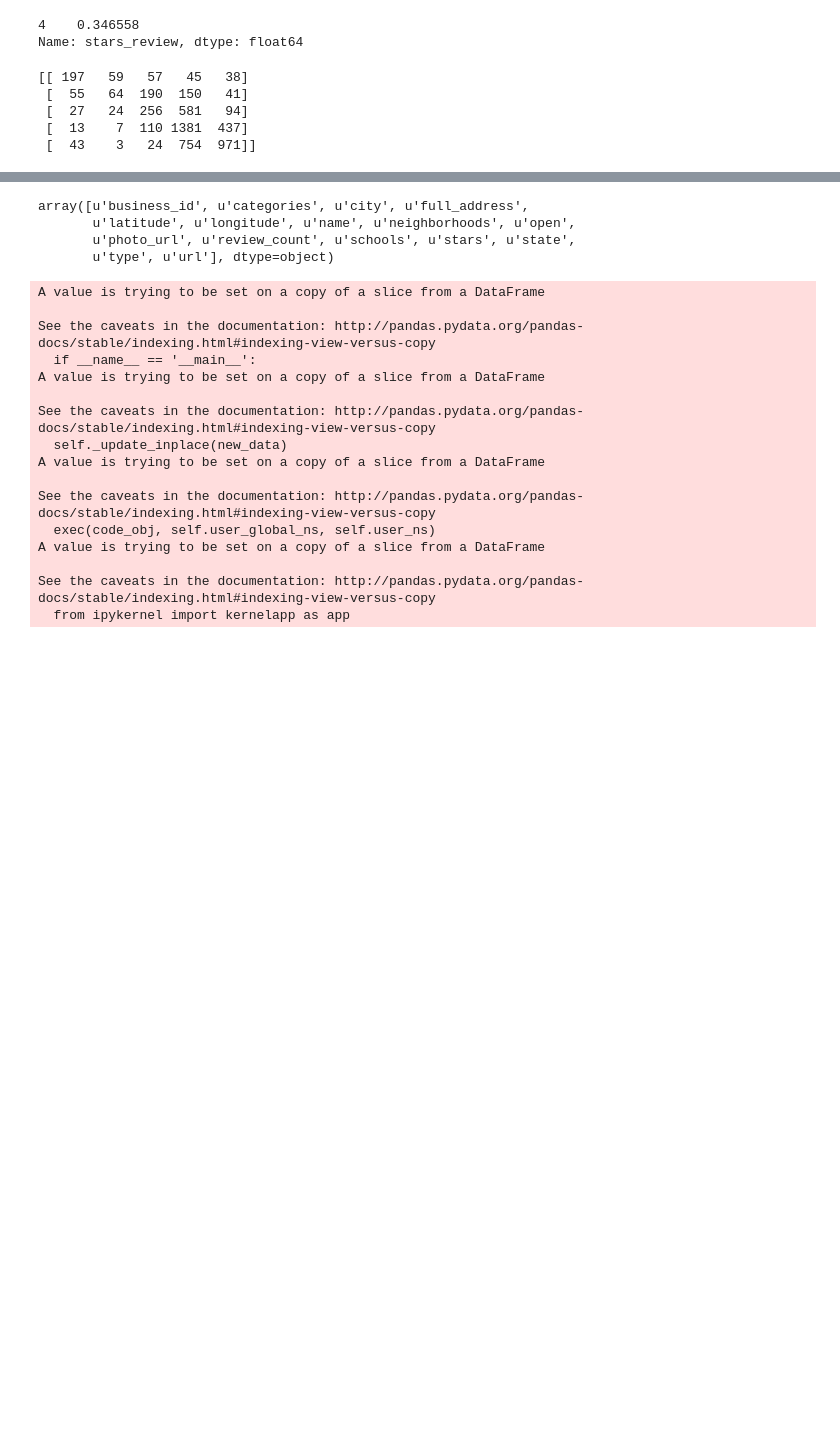
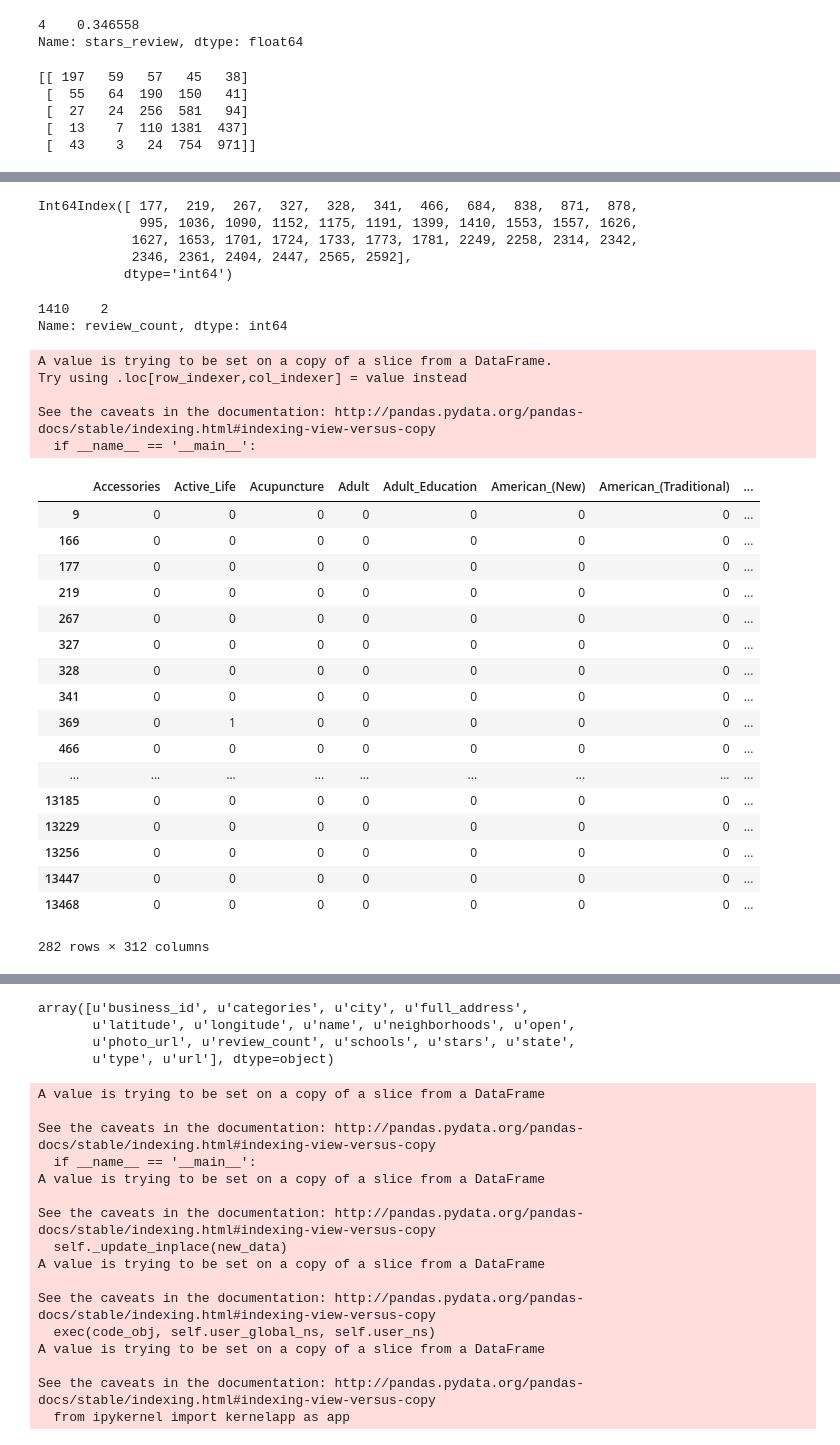
Before and after one commit to samsisto-db/yelp_report, a Jupyter notebook: Yelp_Academic_Data_Set.ipynb, the cells around one changed output, grey strips where cells are left out. Drawn from its saved outputs; the diff is of its cells as text; code cells hidden in the pictures; blank space fills up the shorter version.

```diff
--- a/Yelp_Academic_Data_Set.ipynb
+++ b/Yelp_Academic_Data_Set.ipynb
@@ -307,0 +471,47 @@ texas_bus.head(10)
+# %%
+correct
+# %% [output]
+Int64Index([ 177,  219,  267,  327,  328,  341,  466,  684,  838,  871,  878,
+             995, 1036, 1090, 1152, 1175, 1191, 1399, 1410, 1553, 1557, 1626,
+            1627, 1653, 1701, 1724, 1733, 1773, 1781, 2249, 2258, 2314, 2342,
+            2346, 2361, 2404, 2447, 2565, 2592],
+           dtype='int64')
+# %%
+tb[tb.index == 1410].review_count
+# %% [output]
+1410    2
+Name: review_count, dtype: int64
+# %%
+tb = texas_bus[(texas_bus.stars == 5) | (texas_bus.stars == 1) | (texas_bus.stars == 1.5) | (texas_bus.stars == 2) | (texas_bus.stars == 2.5)]
+# %%
+tb['stars'] = tb.stars.map({1:0, 1.5:0, 2:0, 2.5:0, 5:1})
+# %% [output]
+A value is trying to be set on a copy of a slice from a DataFrame.
+Try using .loc[row_indexer,col_indexer] = value instead
+
+See the caveats in the documentation: http://pandas.pydata.org/pandas-docs/stable/indexing.html#indexing-view-versus-copy
+  if __name__ == '__main__':
+# %%
+col_drop = ['business_id', 'categories', 'city', 'full_address', 'latitude', 'longitude', 'name', 'neighborhoods', 'open', 'photo_url', 'review_count', 'schools', 'stars', 'state', 'type', 'url']
+# %%
+df2 = tb.drop(col_drop, 1)
+df2
+# %% [output]
+|  | Accessories | Active_Life | Acupuncture | Adult | Adult_Education | American_(New) | American_(Traditional) | ... |
+| 9 | 0 | 0 | 0 | 0 | 0 | 0 | 0 | ... |
+| 166 | 0 | 0 | 0 | 0 | 0 | 0 | 0 | ... |
+| 177 | 0 | 0 | 0 | 0 | 0 | 0 | 0 | ... |
+| 219 | 0 | 0 | 0 | 0 | 0 | 0 | 0 | ... |
+| 267 | 0 | 0 | 0 | 0 | 0 | 0 | 0 | ... |
+| 327 | 0 | 0 | 0 | 0 | 0 | 0 | 0 | ... |
+| 328 | 0 | 0 | 0 | 0 | 0 | 0 | 0 | ... |
+| 341 | 0 | 0 | 0 | 0 | 0 | 0 | 0 | ... |
+| 369 | 0 | 1 | 0 | 0 | 0 | 0 | 0 | ... |
+| 466 | 0 | 0 | 0 | 0 | 0 | 0 | 0 | ... |
+| ... | ... | ... | ... | ... | ... | ... | ... | ... |
+| 13185 | 0 | 0 | 0 | 0 | 0 | 0 | 0 | ... |
+| 13229 | 0 | 0 | 0 | 0 | 0 | 0 | 0 | ... |
+| 13256 | 0 | 0 | 0 | 0 | 0 | 0 | 0 | ... |
+| 13447 | 0 | 0 | 0 | 0 | 0 | 0 | 0 | ... |
+| 13468 | 0 | 0 | 0 | 0 | 0 | 0 | 0 | ... |
+282 rows × 312 columns
```
Also changed, not shown: parts of 77 cells of this notebook, 5 other files.
